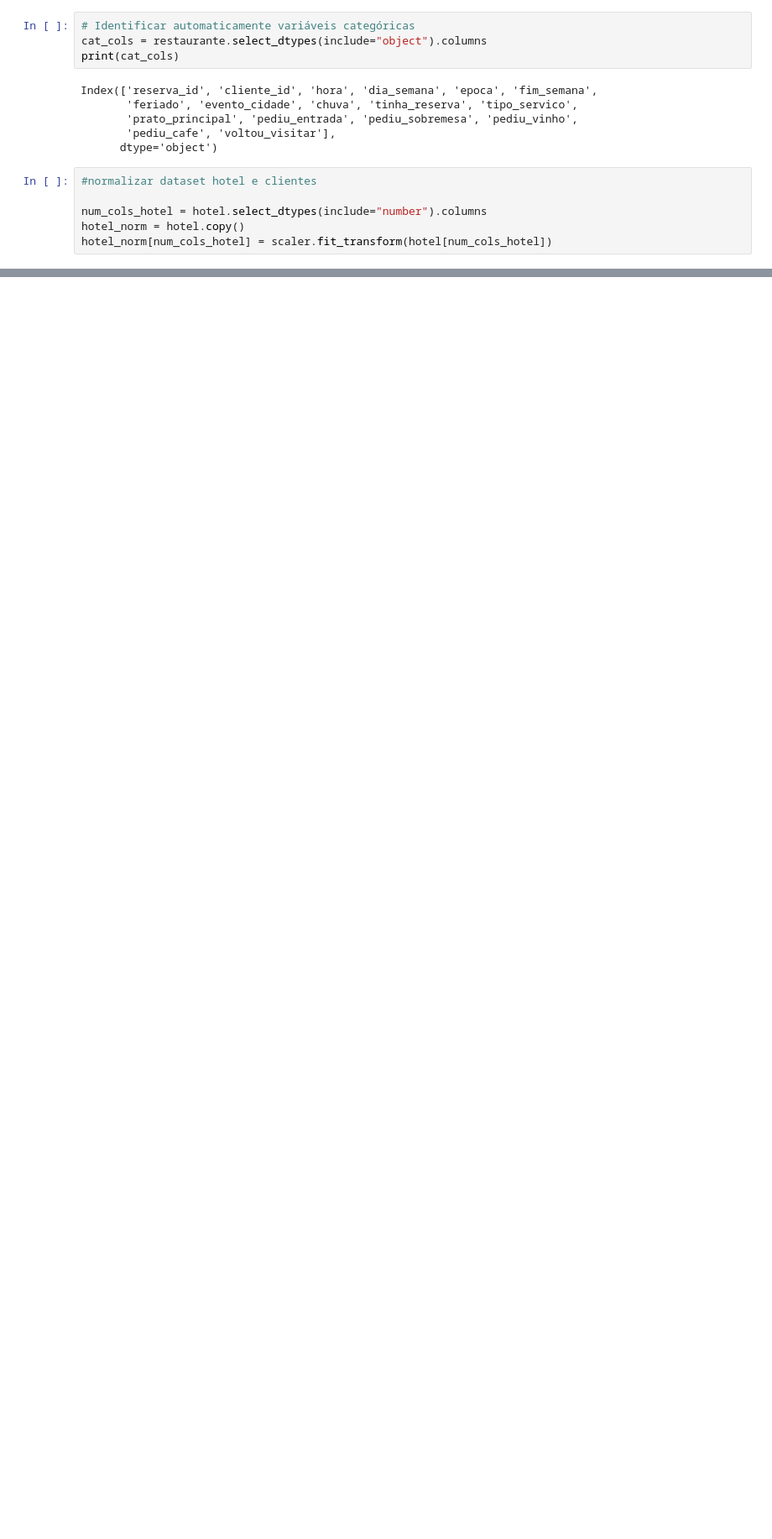
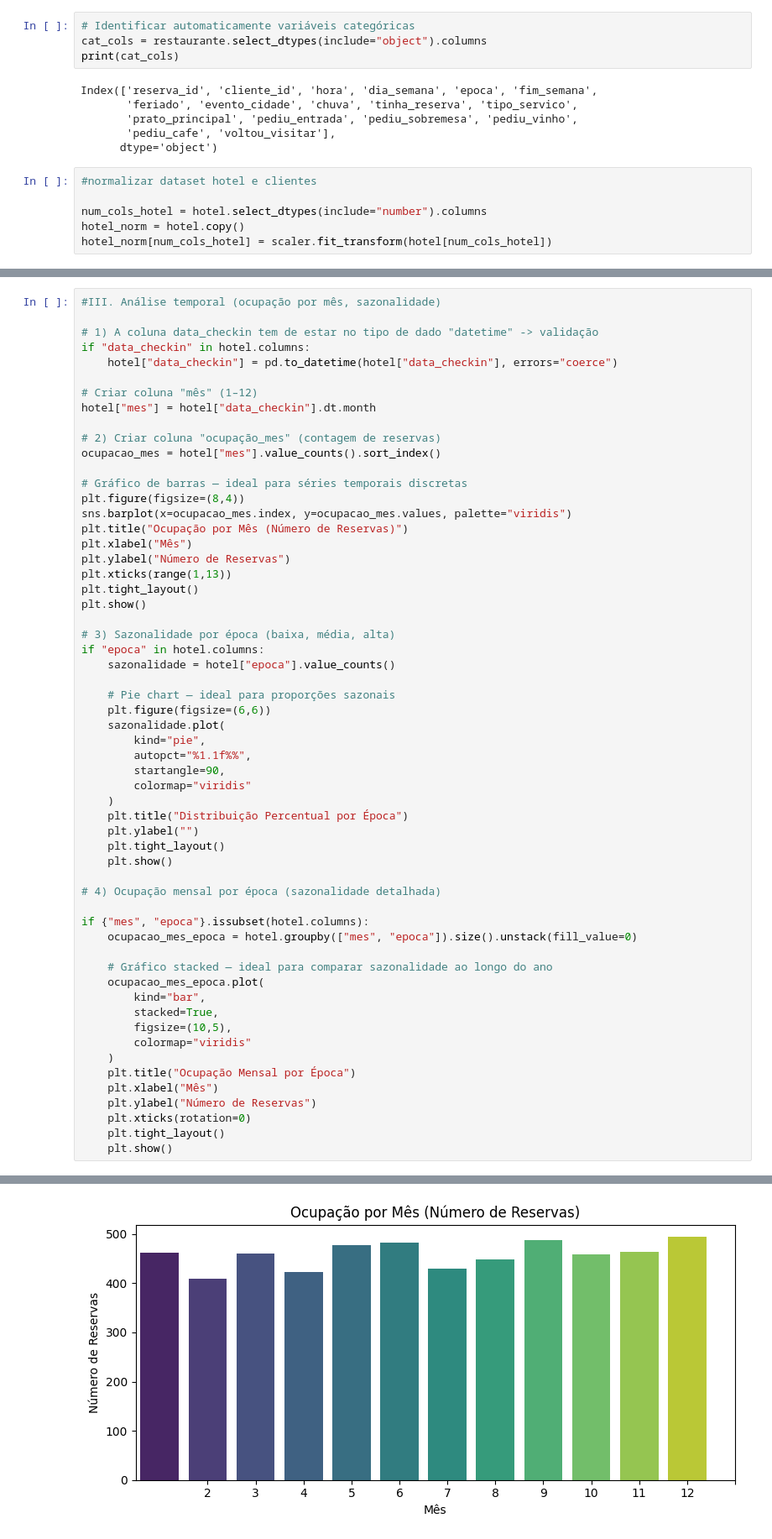
Before and after one commit to lilianaaraujojfmetal-ui/Projeto-Final, a Jupyter notebook: config_data.ipynb, the cells around one changed output, grey strips where cells are left out. Shown at 84% size. Saved outputs shown, nothing was run; the diff lists cells and outputs as text; blank space fills up the shorter version.

```diff
--- a/config_data.ipynb
+++ b/config_data.ipynb
@@ -635,0 +762,59 @@ hotel_norm[num_cols_hotel] = scaler.fit_transform(hotel[num_cols_hotel])
+# %%
+#III. Análise temporal (ocupação por mês, sazonalidade)
+
+# 1) A coluna data_checkin tem de estar no tipo de dado "datetime" -> validação
+if "data_checkin" in hotel.columns:
+    hotel["data_checkin"] = pd.to_datetime(hotel["data_checkin"], errors="coerce")
+
+# Criar coluna "mês" (1–12)
+hotel["mes"] = hotel["data_checkin"].dt.month
+
+# 2) Criar coluna "ocupação_mes" (contagem de reservas)
+ocupacao_mes = hotel["mes"].value_counts().sort_index()
+
+# Gráfico de barras — ideal para séries temporais discretas
+plt.figure(figsize=(8,4))
+sns.barplot(x=ocupacao_mes.index, y=ocupacao_mes.values, palette="viridis")
+plt.title("Ocupação por Mês (Número de Reservas)")
+plt.xlabel("Mês")
+plt.ylabel("Número de Reservas")
+plt.xticks(range(1,13))
+plt.tight_layout()
+plt.show()
+
+# 3) Sazonalidade por época (baixa, média, alta)
+if "epoca" in hotel.columns:
+    sazonalidade = hotel["epoca"].value_counts()
+
+    # Pie chart — ideal para proporções sazonais
+    plt.figure(figsize=(6,6))
+    sazonalidade.plot(
+        kind="pie",
+        autopct="%1.1f%%",
+        startangle=90,
+        colormap="viridis"
+    )
+    plt.title("Distribuição Percentual por Época")
+    plt.ylabel("")
+    plt.tight_layout()
+    plt.show()
+
+# 4) Ocupação mensal por época (sazonalidade detalhada)
+
+if {"mes", "epoca"}.issubset(hotel.columns):
+    ocupacao_mes_epoca = hotel.groupby(["mes", "epoca"]).size().unstack(fill_value=0)
+
+    # Gráfico stacked — ideal para comparar sazonalidade ao longo do ano
+    ocupacao_mes_epoca.plot(
+        kind="bar",
+        stacked=True,
+        figsize=(10,5),
+        colormap="viridis"
+    )
+    plt.title("Ocupação Mensal por Época")
+    plt.xlabel("Mês")
+    plt.ylabel("Número de Reservas")
+    plt.xticks(rotation=0)
+    plt.tight_layout()
+    plt.show()
+# %% [output]
@@ -635,0 +824 @@ hotel_norm[num_cols_hotel] = scaler.fit_transform(hotel[num_cols_hotel])
+[figure, added]
```
Also changed, not shown: parts of 7 cells of this notebook.
